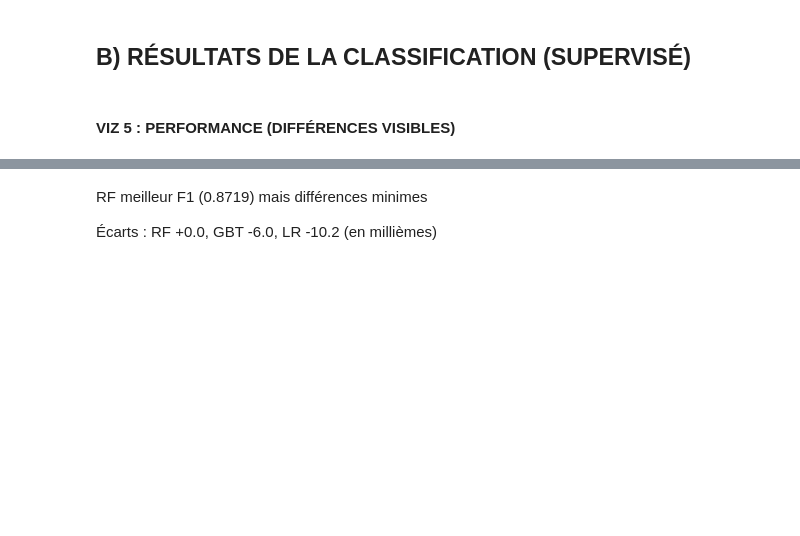
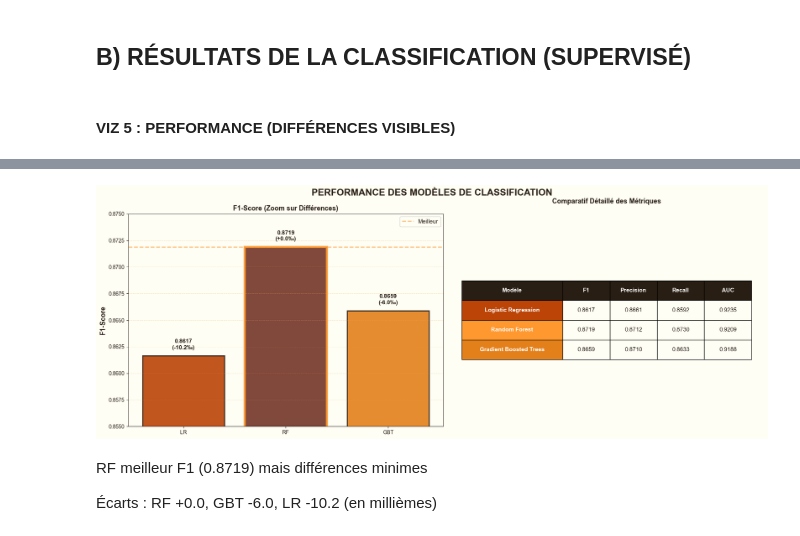
Before and after one commit to EdLac/spark-ecommerce, a Jupyter notebook: notebooks/ProjetFinal.ipynb, the cells around one changed output, grey strips where cells are left out. Cells and saved outputs as stored; diff of their text form; code cells hidden in the pictures; blank space fills up the shorter version.

```diff
--- a/notebooks/ProjetFinal.ipynb
+++ b/notebooks/ProjetFinal.ipynb
@@ -2173,3 +2324,85 @@ print("   • Mais GBT détecte mieux les gros dépensiers (moins de FN)\n")
+# %%
+
+models_perf = pd.DataFrame({
+    'Modèle':       ['Logistic Regression', 'Random Forest', 'Gradient Boosted Trees'],
+    'Modèle_Court': ['LR', 'RF', 'GBT'],
+    'F1-Score':     [f1, f1_rf, f1_gbt],
+    'Precision':    [precision, precision_rf, precision_gbt],
+    'Recall':       [recall, recall_rf, recall_gbt],
+    'AUC-ROC':      [auc, auc_rf, auc_gbt]
+})
+
+best_f1 = models_perf['F1-Score'].max()
+models_perf['Écart_F1'] = ((models_perf['F1-Score'] - best_f1) * 1000).round(1)
+best_idx = models_perf['F1-Score'].idxmax()
+
+fig, axes = plt.subplots(1, 2, figsize=(18, 7), facecolor=PALETTE['background'])
+fig.suptitle('PERFORMANCE DES MODÈLES DE CLASSIFICATION',
+             fontsize=18, weight='bold', y=0.96, color=PALETTE['dark_bg'])
+
+# Graph 1 : F1-Score zoomé
+ax1 = axes[0]
+bars = ax1.bar(models_perf['Modèle_Court'], models_perf['F1-Score'],
+               color=COLORS_MODELS, edgecolor=PALETTE['dark_bg'], linewidth=2, alpha=0.9)
+
+bars[best_idx].set_edgecolor(PALETTE['accent_2'])
+bars[best_idx].set_linewidth(4)
+
+for bar, val, ecart in zip(bars, models_perf['F1-Score'], models_perf['Écart_F1']):
+    ax1.text(bar.get_x() + bar.get_width() / 2., bar.get_height() + 0.0005,
+             f'{val:.4f}\n({ecart:+.1f}‰)',
+             ha='center', va='bottom', fontsize=11, weight='bold', color=PALETTE['text'])
+
+ax1.set_ylim(0.855, 0.875)
+ax1.set_ylabel('F1-Score', fontsize=13, weight='bold')
+ax1.set_title('F1-Score (Zoom sur Différences)', fontsize=13, weight='bold')
+ax1.axhline(best_f1, color=PALETTE['accent_2'], linestyle='--',
+            linewidth=2, alpha=0.6, label='Meilleur')
+ax1.legend(fontsize=11)
+ax1.grid(axis='y', alpha=0.3, linestyle='--')
+ax1.set_facecolor(PALETTE['background'])
+
+# Graph 2 : Tableau comparatif
+ax2 = axes[1]
+ax2.axis('off')
+
+table_data = []
+for _, row in models_perf.iterrows():
+    table_data.append([
+        row['Modèle'],
+        f"{row['F1-Score']:.4f}",
+        f"{row['Precision']:.4f}",
+        f"{row['Recall']:.4f}",
+        f"{row['AUC-ROC']:.4f}"
+    ])
+
+table = ax2.table(cellText=table_data,
+                  colLabels=['Modèle', 'F1', 'Precision', 'Recall', 'AUC'],
+                  cellLoc='center', loc='center',
+                  colWidths=[0.32, 0.15, 0.15, 0.15, 0.15])
+table.auto_set_font_size(False)
+table.set_fontsize(11)
+table.scale(1, 3)
+
+for i, row_color in enumerate(COLORS_MODELS):
+    is_best = (i == best_idx)
+    table[(i + 1, 0)].set_facecolor(PALETTE['accent_2'] if is_best else row_color)
+    table[(i + 1, 0)].set_text_props(weight='bold', color='white')
+    for j in range(1, 5):
+        table[(i + 1, j)].set_facecolor(PALETTE['background'])
+        table[(i + 1, j)].set_text_props(color=PALETTE['text'])
+
+for j in range(5):
+    table[(0, j)].set_facecolor(PALETTE['dark_bg'])
+    table[(0, j)].set_text_props(weight='bold', color='white')
+
+ax2.set_title('Comparatif Détaillé des Métriques', fontsize=13, weight='bold', pad=20)
+
+plt.tight_layout()
+
+plt.show()
+# %% [output]
+[figure, added]
 # %% [markdown]
 RF meilleur F1 (0.8719) mais différences minimes
 
```
Also changed, not shown: parts of 13 cells of this notebook.
